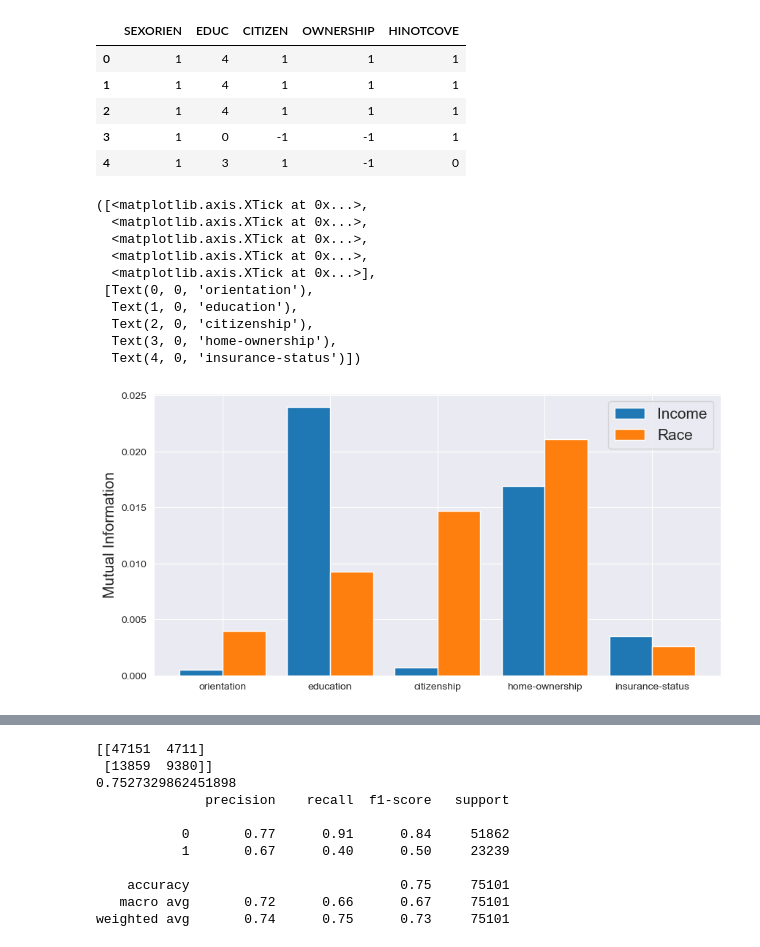
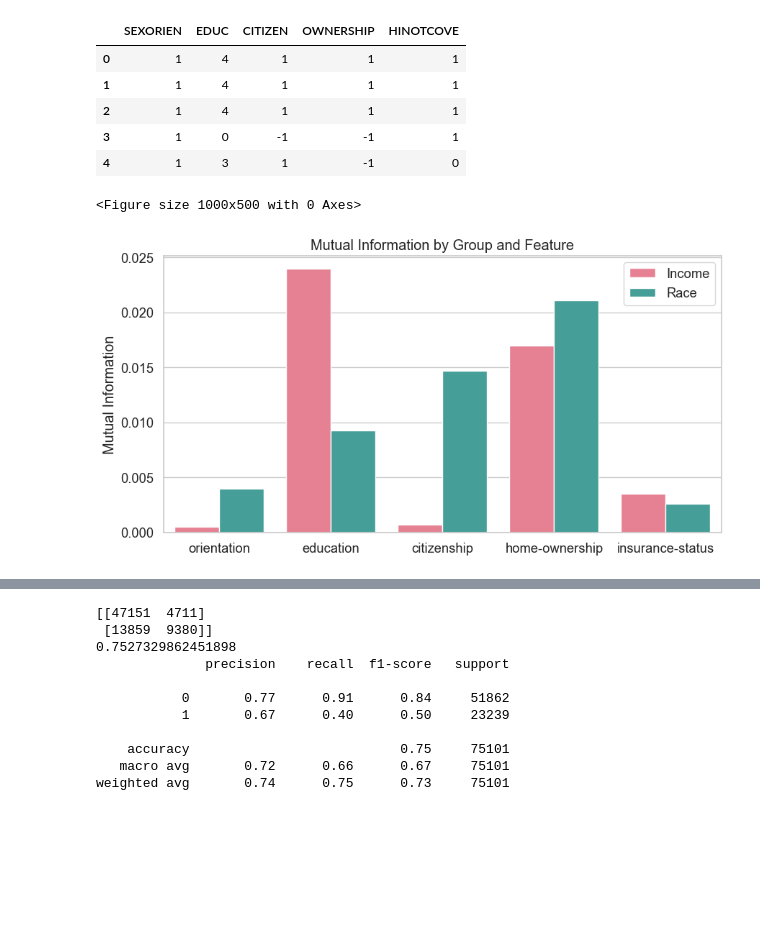
Before and after one commit to Denparadigm/USHealthFairness, a Jupyter notebook: analysis.ipynb, the cells around one changed output, grey strips where cells are left out. Saved outputs shown, nothing was run; the diff lists cells and outputs as text; code cells hidden in the pictures; blank space fills up the shorter version.

Commit message:
Now using seaborn barplots for aesthetics.

```diff
--- a/analysis.ipynb
+++ b/analysis.ipynb
@@ -362,32 +362,26 @@ X.head()
 # %%
 mut_income = mutual_info_classif(X,ds_fair['priv_income'],discrete_features=[0,1,2,3,4])
 #mut_sex = mutual_info_classif(X,ds_fair['priv_sex'],discrete_features=[0,1,2,3,4])
 mut_race = mutual_info_classif(X,ds_fair['priv_race'],discrete_features=[0,1,2,3,4])
 
 plt.figure(figsize=(10, 5))
 
 labels = ['orientation', 'education', 'citizenship', 'home-ownership',
           'insurance-status']
-x = np.arange(len(labels))
-width = 0.4
-plt.bar(x-width/2,height= mut_income,width=width,label='Income')
-plt.bar(x+width/2,height= mut_race,width=width,label='Race')
-plt.legend(fontsize=15)
+data = {'Mutual Information': np.concatenate((mut_income, mut_race)),
+        'Feature': np.concatenate((labels, labels)),
+        'Group': ['Income'] * len(mut_income) + ['Race'] * len(mut_race)}
 
-plt.ylabel('Mutual Information',size=15)
-plt.xticks(ticks=x,labels=labels)
+sns.set(style='whitegrid', font_scale=1.2)
+plt.figure(figsize=(10, 5))
+sns.barplot(x='Feature', y='Mutual Information', hue='Group', data=data, palette='husl')
+plt.xlabel('')
+plt.ylabel('Mutual Information')
+plt.title('Mutual Information by Group and Feature')
+plt.show()
 # %% [output]
-([<matplotlib.axis.XTick at 0x...>,
-  <matplotlib.axis.XTick at 0x...>,
-  <matplotlib.axis.XTick at 0x...>,
-  <matplotlib.axis.XTick at 0x...>,
-  <matplotlib.axis.XTick at 0x...>],
- [Text(0, 0, 'orientation'),
-  Text(1, 0, 'education'),
-  Text(2, 0, 'citizenship'),
-  Text(3, 0, 'home-ownership'),
-  Text(4, 0, 'insurance-status')])
+<Figure size 1000x500 with 0 Axes>
-[figure, old version]
+[figure, new version]
 # %%
 #Feature importance race
 
```
Also changed, not shown: parts of 8 cells of this notebook.
